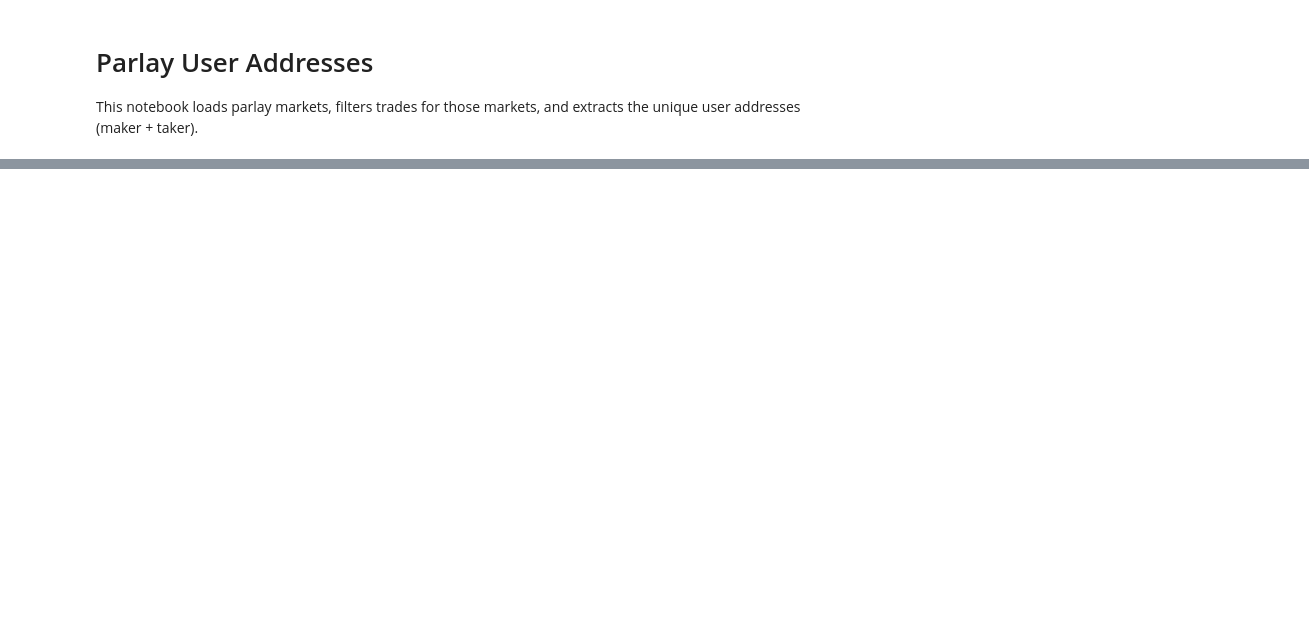
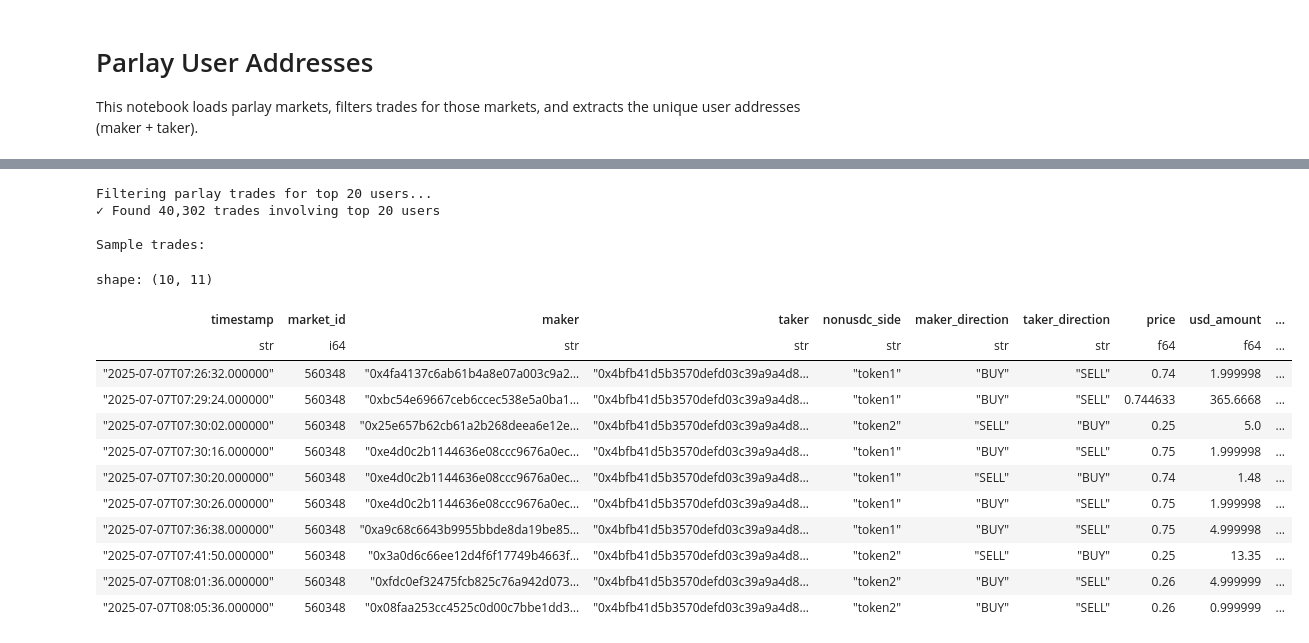
Before and after one commit to rndm-walk/poly_data, a Jupyter notebook: notebooks/find_parlay_users.ipynb, the cells around one changed output, grey strips where cells are left out. Saved outputs shown, nothing was run; the diff lists cells and outputs as text; code cells hidden in the pictures; blank space fills up the shorter version.

```diff
--- a/notebooks/find_parlay_users.ipynb
+++ b/notebooks/find_parlay_users.ipynb
@@ -162,0 +175,6 @@ shape: (10, 2)
+# %%
+# Get top 20 users by volume
+top_20_users = volume_df.head(20)
+print("Top 20 Parlay Users by USD Volume:")
+print(top_20_users)
+print(f"\nTotal volume from top 20: ${top_20_users.select(pl.col('total_usd').sum()).item():,.2f}")
@@ -162,0 +199,36 @@ shape: (10, 2)
+# %%
+# Extract top 20 user addresses
+top_20_addresses = set(top_20_users.select(pl.col("address")).to_series().to_list())
+
+# Filter parlay trades for top 20 users (either as maker or taker)
+print("Filtering parlay trades for top 20 users...")
+top_20_trades = (
+    parlay_trades
+    .filter(
+        pl.col("maker").is_in(top_20_addresses) |
+        pl.col("taker").is_in(top_20_addresses)
+    )
+    .collect()
+)
+
+print(f"✓ Found {len(top_20_trades):,} trades involving top 20 users")
+print(f"\nSample trades:")
+top_20_trades.head(10)
+# %% [output]
+Filtering parlay trades for top 20 users...
+✓ Found 40,302 trades involving top 20 users
+
+Sample trades:
+shape: (10, 11)
+| timestamp | market_id | maker | taker | nonusdc_side | maker_direction | taker_direction | price | usd_amount | ... |
+| str | i64 | str | str | str | str | str | f64 | f64 | ... |
+| "2025-07-07T07:26:32.000000" | 560348 | "0x4fa4137c6ab61b4a8e07a003c9a2… | "0x4bfb41d5b3570defd03c39a9a4d8… | "token1" | "BUY" | "SELL" | 0.74 | 1.999998 | ... |
+| "2025-07-07T07:29:24.000000" | 560348 | "0xbc54e69667ceb6ccec538e5a0ba1… | "0x4bfb41d5b3570defd03c39a9a4d8… | "token1" | "BUY" | "SELL" | 0.744633 | 365.6668 | ... |
+| "2025-07-07T07:30:02.000000" | 560348 | "0x25e657b62cb61a2b268deea6e12e… | "0x4bfb41d5b3570defd03c39a9a4d8… | "token2" | "SELL" | "BUY" | 0.25 | 5.0 | ... |
+| "2025-07-07T07:30:16.000000" | 560348 | "0xe4d0c2b1144636e08ccc9676a0ec… | "0x4bfb41d5b3570defd03c39a9a4d8… | "token1" | "BUY" | "SELL" | 0.75 | 1.999998 | ... |
+| "2025-07-07T07:30:20.000000" | 560348 | "0xe4d0c2b1144636e08ccc9676a0ec… | "0x4bfb41d5b3570defd03c39a9a4d8… | "token1" | "SELL" | "BUY" | 0.74 | 1.48 | ... |
+| "2025-07-07T07:30:26.000000" | 560348 | "0xe4d0c2b1144636e08ccc9676a0ec… | "0x4bfb41d5b3570defd03c39a9a4d8… | "token1" | "BUY" | "SELL" | 0.75 | 1.999998 | ... |
+| "2025-07-07T07:36:38.000000" | 560348 | "0xa9c68c6643b9955bbde8da19be85… | "0x4bfb41d5b3570defd03c39a9a4d8… | "token1" | "BUY" | "SELL" | 0.75 | 4.999998 | ... |
+| "2025-07-07T07:41:50.000000" | 560348 | "0x3a0d6c66ee12d4f6f17749b4663f… | "0x4bfb41d5b3570defd03c39a9a4d8… | "token2" | "SELL" | "BUY" | 0.25 | 13.35 | ... |
+| "2025-07-07T08:01:36.000000" | 560348 | "0xfdc0ef32475fcb825c76a942d073… | "0x4bfb41d5b3570defd03c39a9a4d8… | "token2" | "BUY" | "SELL" | 0.26 | 4.999999 | ... |
+| "2025-07-07T08:05:36.000000" | 560348 | "0x08faa253cc4525c0d00c7bbe1dd3… | "0x4bfb41d5b3570defd03c39a9a4d8… | "token2" | "BUY" | "SELL" | 0.26 | 0.999999 | ... |
```
Also changed, not shown: parts of 16 cells of this notebook, 19 other files.
